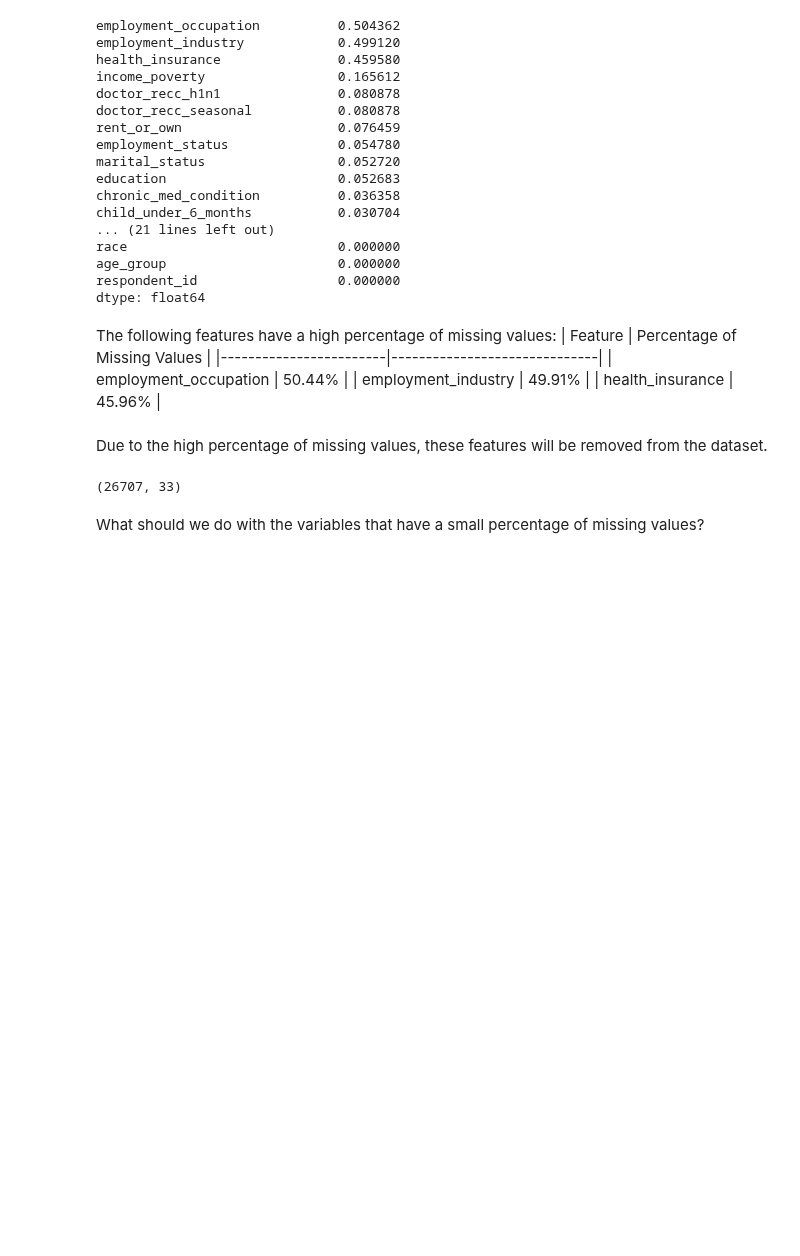
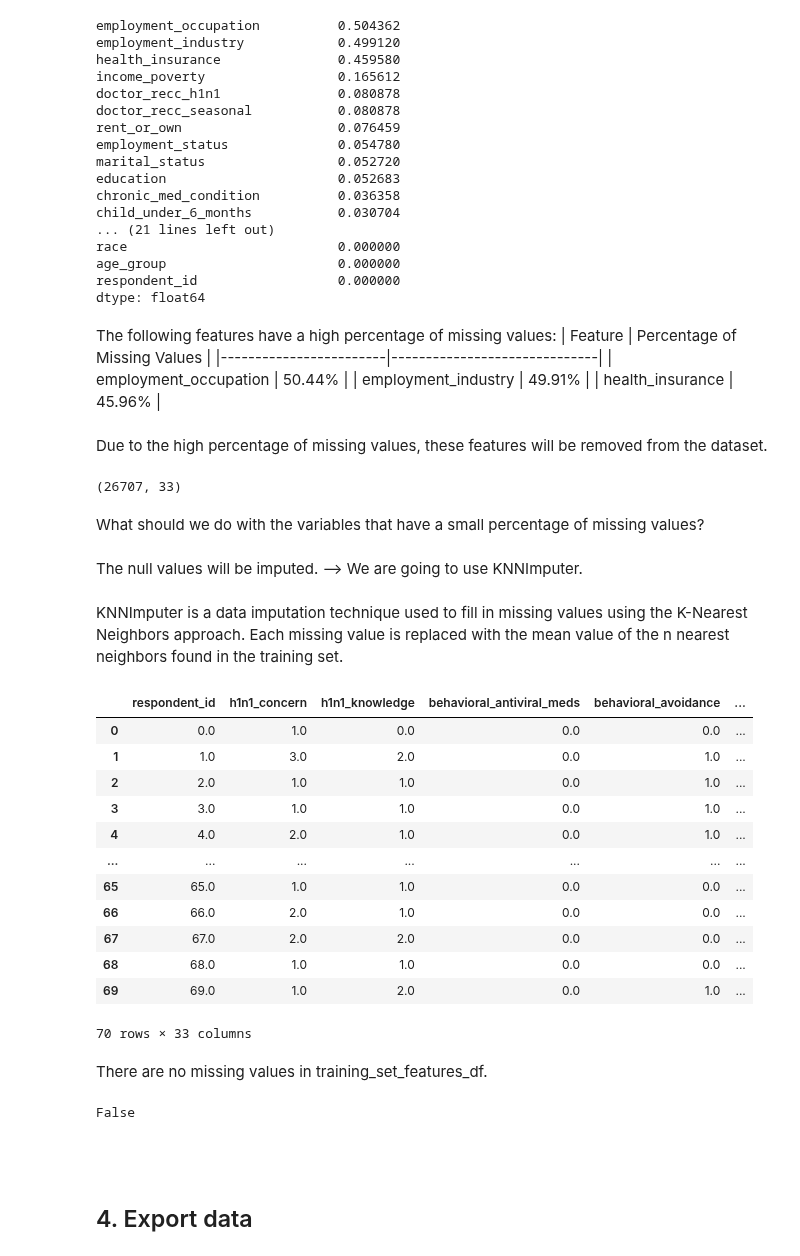
Before and after one commit to SERGI0HERREROS/MachineLearning, a Jupyter notebook: Exploratory data analysis.ipynb, the cells around one changed output. Saved outputs shown, nothing was run; the diff lists cells and outputs as text; code cells hidden in the pictures; blank space fills up the shorter version.

Commit message:
develop KNNImputer

```diff
--- a/Exploratory data analysis.ipynb
+++ b/Exploratory data analysis.ipynb
@@ -421,3 +423,36 @@ training_set_features_df.shape
 (26707, 33)
 # %% [markdown]
 What should we do with the variables that have a small percentage of missing values?
+# %% [markdown]
+The null values will be imputed. --> We are going to use KNNImputer.
+# %% [markdown]
+KNNImputer is a data imputation technique used to fill in missing values using the K-Nearest Neighbors approach. Each missing value is replaced with the mean value of the n nearest neighbors found in the training set.
+# %%
+imp_knn = KNNImputer(n_neighbors=70,weights="distance")
+imputed_data = imp_knn.fit_transform(training_set_features_df)
+training_set_features_df = pd.DataFrame(imputed_data, columns=training_set_features_df.columns)
+training_set_features_df.head(70)
+# %% [output]
+|  | respondent_id | h1n1_concern | h1n1_knowledge | behavioral_antiviral_meds | behavioral_avoidance | ... |
+| 0 | 0.0 | 1.0 | 0.0 | 0.0 | 0.0 | ... |
+| 1 | 1.0 | 3.0 | 2.0 | 0.0 | 1.0 | ... |
+| 2 | 2.0 | 1.0 | 1.0 | 0.0 | 1.0 | ... |
+| 3 | 3.0 | 1.0 | 1.0 | 0.0 | 1.0 | ... |
+| 4 | 4.0 | 2.0 | 1.0 | 0.0 | 1.0 | ... |
+| ... | ... | ... | ... | ... | ... | ... |
+| 65 | 65.0 | 1.0 | 1.0 | 0.0 | 0.0 | ... |
+| 66 | 66.0 | 2.0 | 1.0 | 0.0 | 0.0 | ... |
+| 67 | 67.0 | 2.0 | 2.0 | 0.0 | 0.0 | ... |
+| 68 | 68.0 | 1.0 | 1.0 | 0.0 | 0.0 | ... |
+| 69 | 69.0 | 1.0 | 2.0 | 0.0 | 1.0 | ... |
+70 rows × 33 columns
+# %% [markdown]
+There are no missing values in training_set_features_df.
+# %%
+training_set_features_df.isnull().values.any()
+# %% [output]
+False
+# %% [markdown]
+<br>
+# %% [markdown]
+## 4. Export data
```
Also changed, not shown: parts of 2 cells of this notebook, 2 other files.
